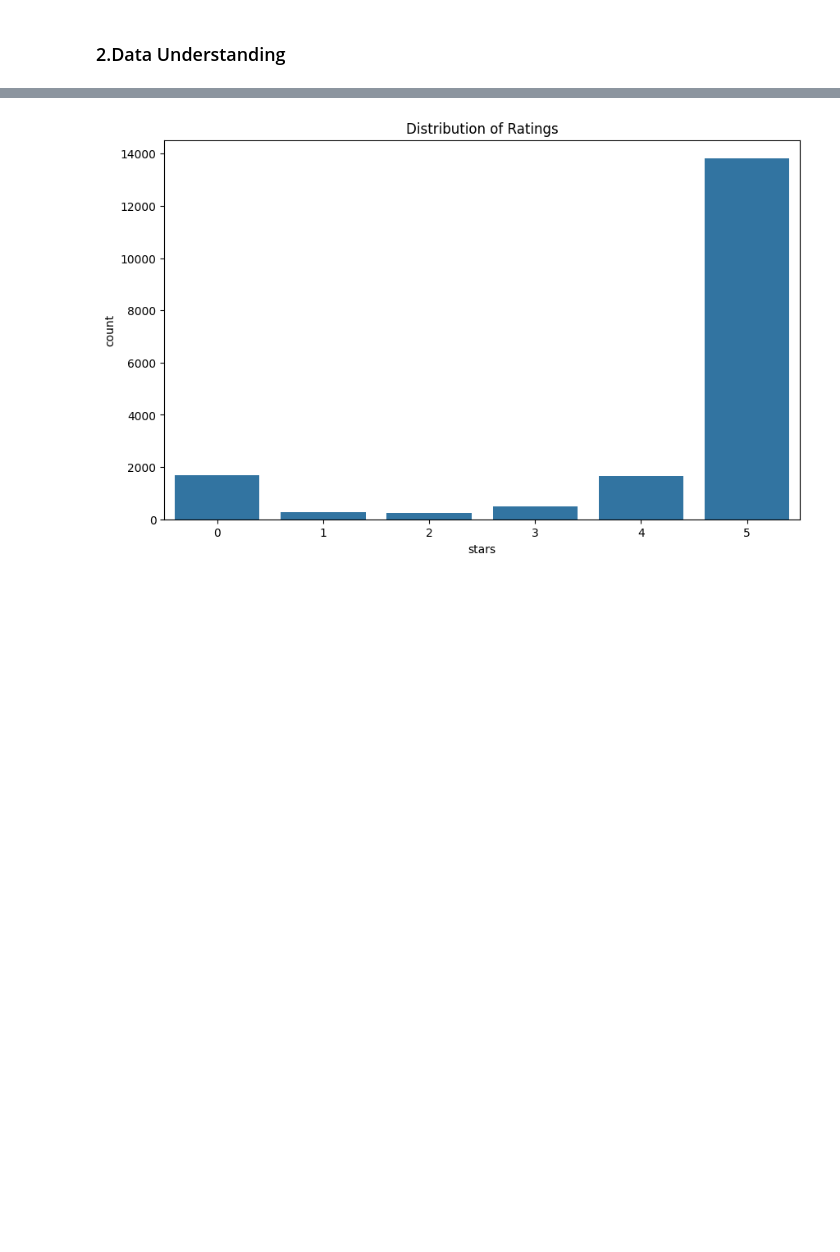
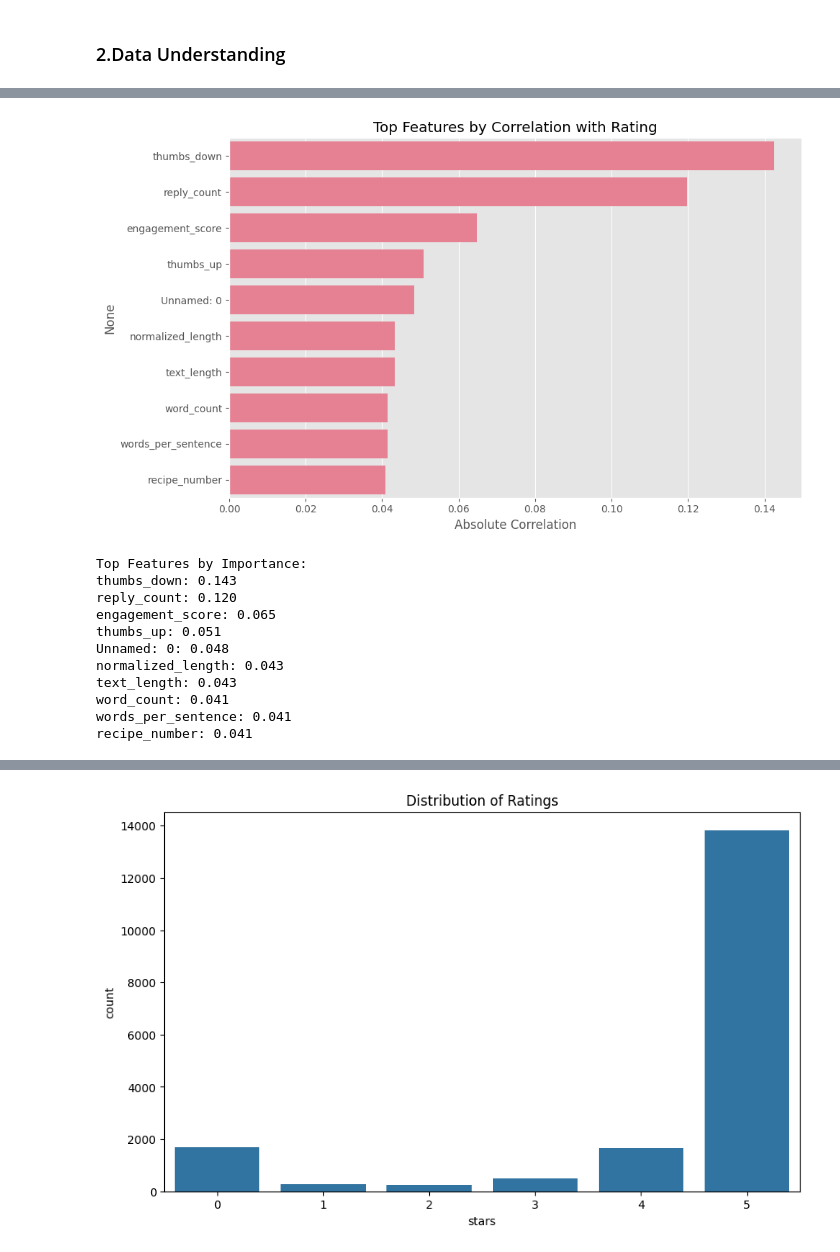
Before and after one commit to Geovannyy/Geovannyy-ML-DM-with-Python-and-Azure-ML-Studio, a Jupyter notebook: notebooks/Task_3_Sentiment_Analysis.ipynb, the cells around one changed output, grey strips where cells are left out. Saved outputs shown, nothing was run; the diff lists cells and outputs as text; code cells hidden in the pictures; blank space fills up the shorter version.

```diff
--- a/notebooks/Task_3_Sentiment_Analysis.ipynb
+++ b/notebooks/Task_3_Sentiment_Analysis.ipynb
@@ -77,0 +656,53 @@ Last few rows:
+# %%
+# Cell 11: Feature Selection and Importance Analysis
+def analyze_feature_importance(df: pd.DataFrame, config: Config) -> pd.DataFrame:
+    """
+    Analyze feature importance and select most relevant features.
+
+    Args:
+        df: DataFrame with engineered features
+        config: Project configuration
+
+    Returns:
+        DataFrame with selected features
+    """
+    # Select only numeric columns
+    numeric_df = df.select_dtypes(include=['float64', 'int64'])
+
+    # Calculate correlation with target
+    correlations = numeric_df.corr()['stars'].abs().sort_values(ascending=False)
+
+    # Select top features (excluding target)
+    top_features = correlations[correlations.index != 'stars'][:10]
+
+    # Visualize top feature correlations
+    plt.figure(figsize=(10, 6))
+    sns.barplot(x=top_features.values, y=top_features.index)
+    plt.title('Top Features by Correlation with Rating')
+    plt.xlabel('Absolute Correlation')
+    plt.tight_layout()
+    plt.savefig(f"{config.FIGURES_PATH}feature_importance.png")
+    plt.show()
+
+    # Print feature importance summary
+    print("\nTop Features by Importance:")
+    for feat, corr in top_features.items():
+        print(f"{feat}: {corr:.3f}")
+
+    return top_features
+
+# Analyze feature importance
+top_features = analyze_feature_importance(df_engineered, config)
+# %% [output]
+[figure, added]
+Top Features by Importance:
+thumbs_down: 0.143
+reply_count: 0.120
+engagement_score: 0.065
+thumbs_up: 0.051
+Unnamed: 0: 0.048
+normalized_length: 0.043
+text_length: 0.043
+word_count: 0.041
+words_per_sentence: 0.041
+recipe_number: 0.041
```
Also changed, not shown: parts of 23 cells of this notebook, 14 other files.
